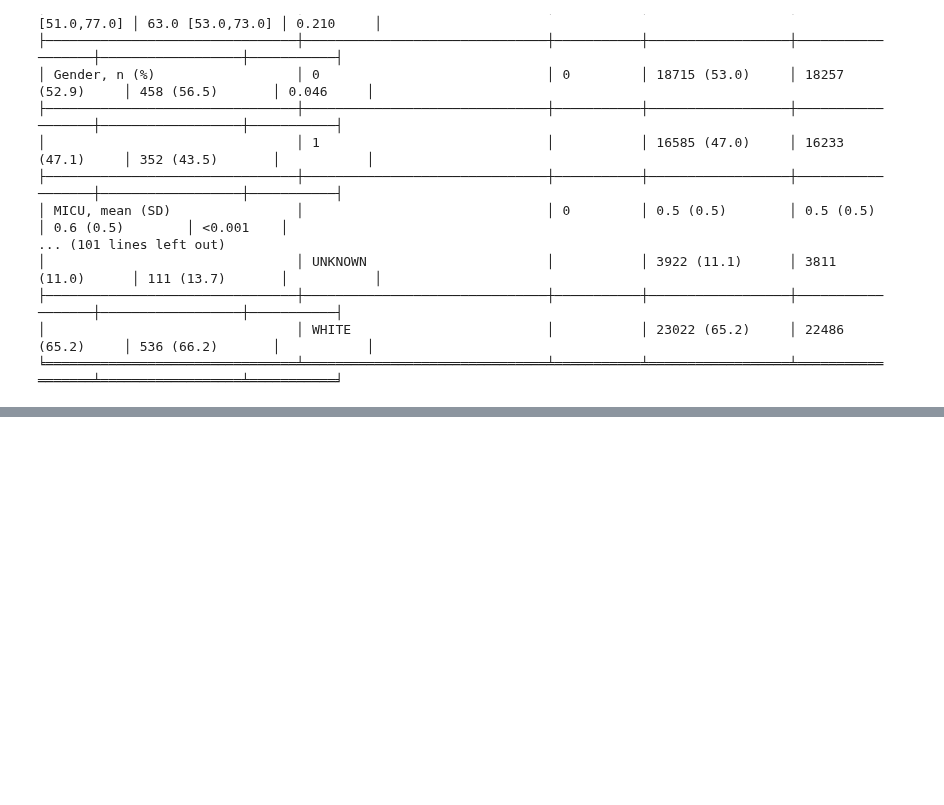
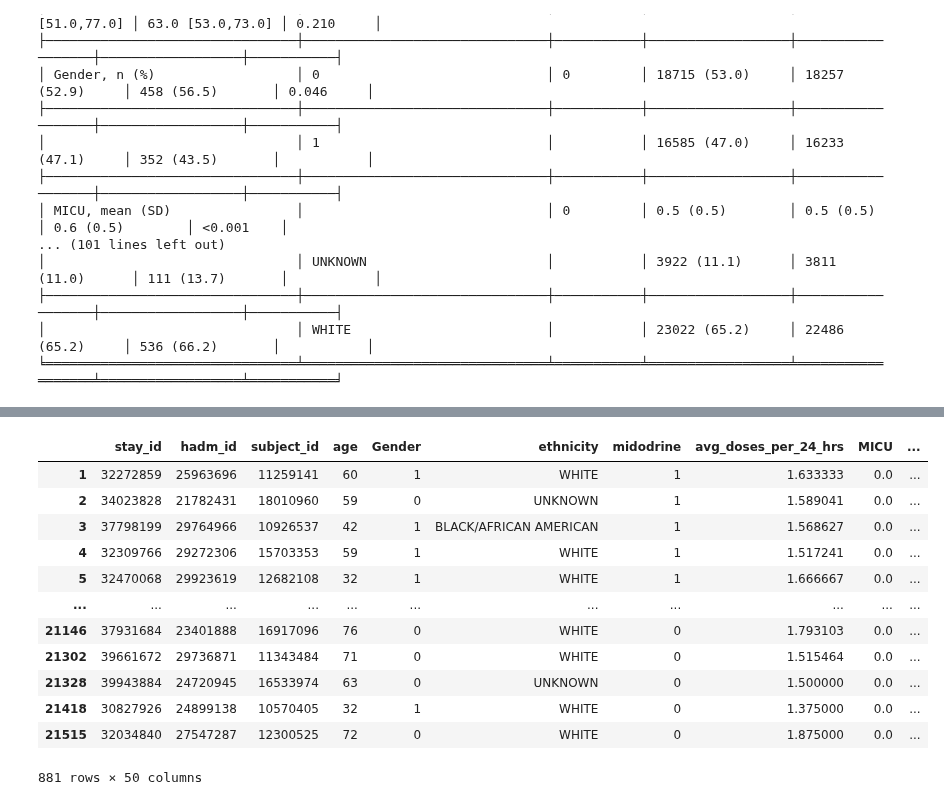
Before and after one commit to Jarvis-BITS/midodrine-mimic-iv, a Jupyter notebook: notebook/04_tableone.ipynb, the cells around one changed output, grey strips where cells are left out. Drawn from its saved outputs; the diff is of its cells as text; code cells hidden in the pictures; blank space fills up the shorter version.

Commit message:
added weighted cohort table

```diff
--- a/notebook/04_tableone.ipynb
+++ b/notebook/04_tableone.ipynb
@@ -119,0 +118,24 @@ print(mytable.tabulate(tablefmt = "fancy_grid"))
+# %%
+weighted_cohort_id = pd.read_csv('weighted_cohort_id.csv')
+# %%
+weighted_cohort_id = weighted_cohort_id['stay_id'].tolist()
+# %%
+weighted_cohort_id = weighted_cohort_id.sort()
+# %%
+weighted_cohort = cohort_table[cohort_table.index.isin(weighted_cohort_id)]
+# %%
+weighted_cohort
+# %% [output]
+|  | stay_id | hadm_id | subject_id | age | Gender | ethnicity | midodrine | avg_doses_per_24_hrs | MICU | ... |
+| 1 | 32272859 | 25963696 | 11259141 | 60 | 1 | WHITE | 1 | 1.633333 | 0.0 | ... |
+| 2 | 34023828 | 21782431 | 18010960 | 59 | 0 | UNKNOWN | 1 | 1.589041 | 0.0 | ... |
+| 3 | 37798199 | 29764966 | 10926537 | 42 | 1 | BLACK/AFRICAN AMERICAN | 1 | 1.568627 | 0.0 | ... |
+| 4 | 32309766 | 29272306 | 15703353 | 59 | 1 | WHITE | 1 | 1.517241 | 0.0 | ... |
+| 5 | 32470068 | 29923619 | 12682108 | 32 | 1 | WHITE | 1 | 1.666667 | 0.0 | ... |
+| ... | ... | ... | ... | ... | ... | ... | ... | ... | ... | ... |
+| 21146 | 37931684 | 23401888 | 16917096 | 76 | 0 | WHITE | 0 | 1.793103 | 0.0 | ... |
+| 21302 | 39661672 | 29736871 | 11343484 | 71 | 0 | WHITE | 0 | 1.515464 | 0.0 | ... |
+| 21328 | 39943884 | 24720945 | 16533974 | 63 | 0 | UNKNOWN | 0 | 1.500000 | 0.0 | ... |
+| 21418 | 30827926 | 24899138 | 10570405 | 32 | 1 | WHITE | 0 | 1.375000 | 0.0 | ... |
+| 21515 | 32034840 | 27547287 | 12300525 | 72 | 0 | WHITE | 0 | 1.875000 | 0.0 | ... |
+881 rows × 50 columns
```
Also changed, not shown: parts of 8 cells of this notebook.
